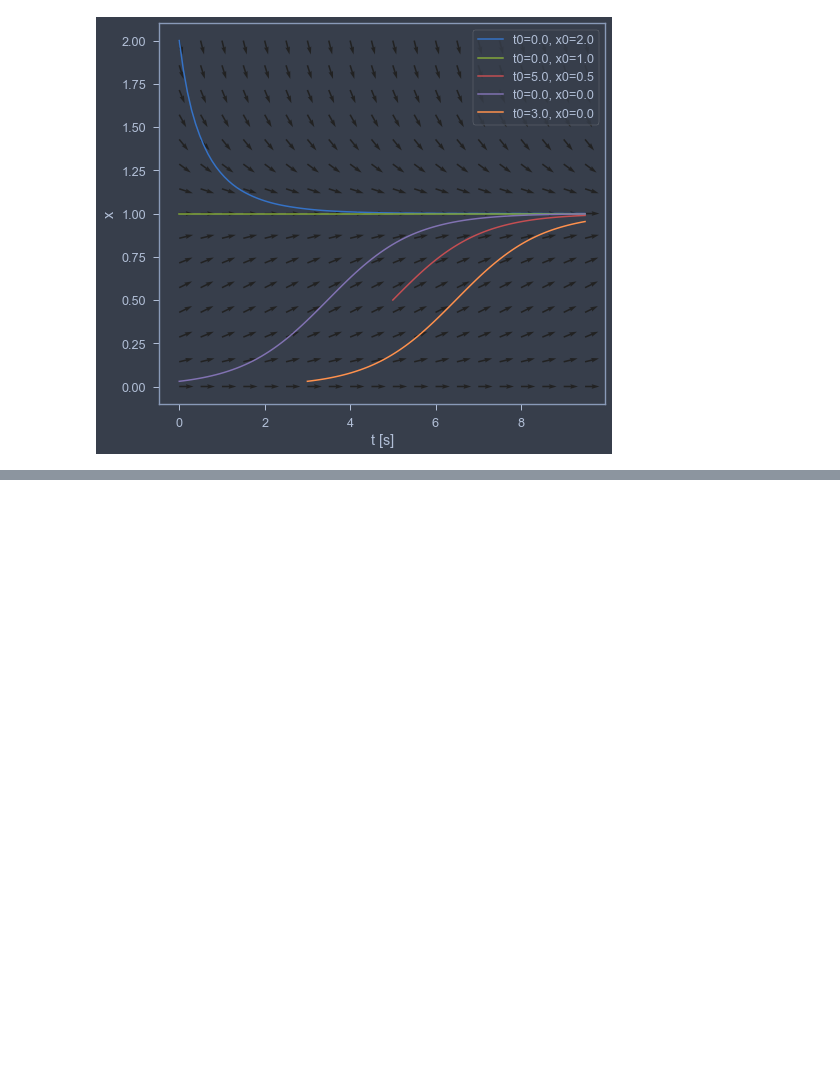
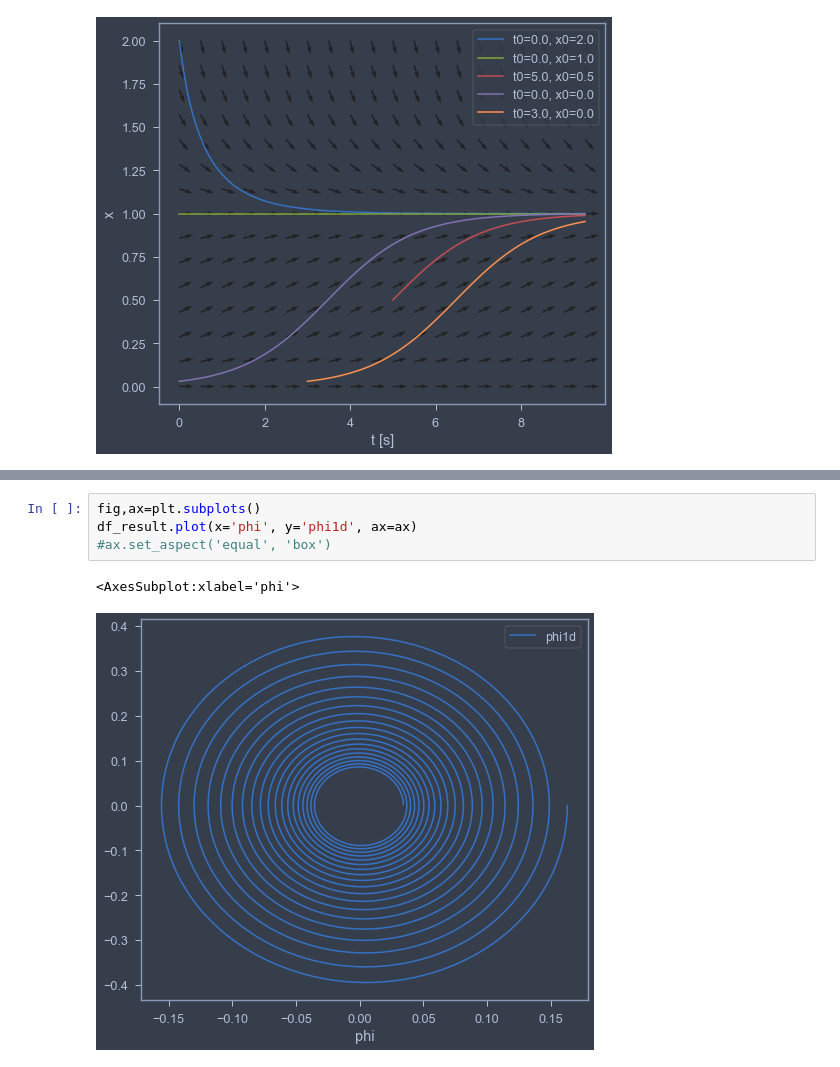
Before and after one commit to martinlarsalbert/Prediction-of-roll-motion-using-fully-nonlinear-potential-flow-and-Ikedas-method, a Jupyter notebook: notebooks/05.1_phase_plane_plot.ipynb, the cells around one changed output, grey strips where cells are left out. Saved outputs shown, nothing was run; the diff lists cells and outputs as text; blank space fills up the shorter version.

```diff
--- a/notebooks/05.1_phase_plane_plot.ipynb
+++ b/notebooks/05.1_phase_plane_plot.ipynb
@@ -205,0 +361,7 @@ analytical_lambda
+# %%
+fig,ax=plt.subplots()
+df_result.plot(x='phi', y='phi1d', ax=ax)
+#ax.set_aspect('equal', 'box')
+# %% [output]
+<AxesSubplot:xlabel='phi'>
+[figure, added]
```
Also changed, not shown: parts of 36 cells of this notebook, 2 other files.
